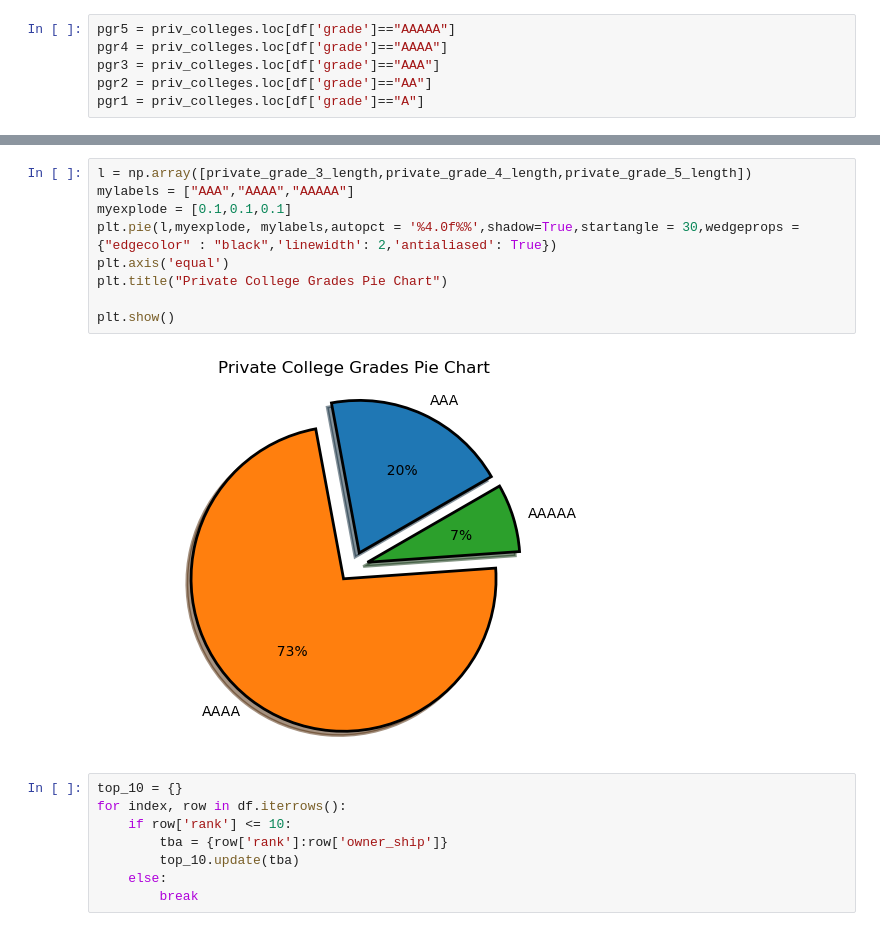
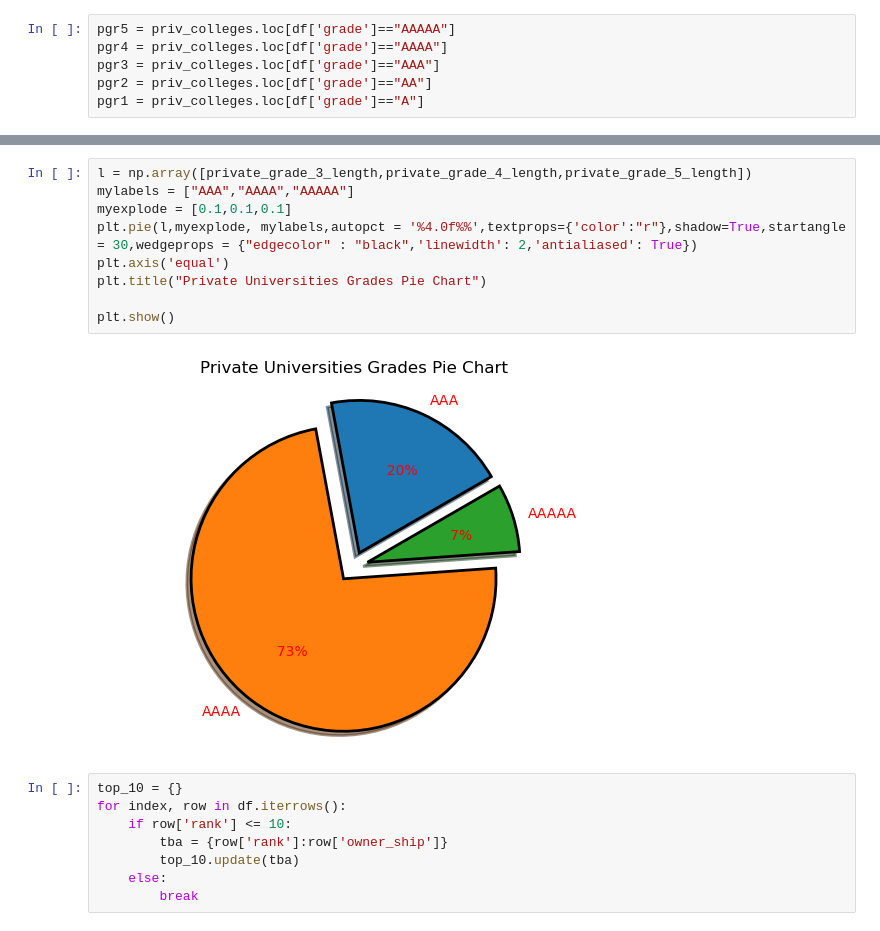
Before and after one commit to xIshanSandhux/Public-vs-Private-Indian-College-Analysis-Top-200, a Jupyter notebook: public-vs-private-indian-college-analysis-top-200.ipynb, the cells around one changed output, grey strips where cells are left out. Cells and saved outputs as stored; diff of their text form.

```diff
--- a/public-vs-private-indian-college-analysis-top-200.ipynb
+++ b/public-vs-private-indian-college-analysis-top-200.ipynb
@@ -136,14 +164,14 @@ plt.show()
 # %%
 l = np.array([private_grade_3_length,private_grade_4_length,private_grade_5_length])
 mylabels = ["AAA","AAAA","AAAAA"]
 myexplode = [0.1,0.1,0.1]
-plt.pie(l,myexplode, mylabels,autopct = '%4.0f%%',shadow=True,startangle = 30,wedgeprops = {"edgecolor" : "black",'linewidth': 2,'antialiased': True})
+plt.pie(l,myexplode, mylabels,autopct = '%4.0f%%',textprops={'color':"r"},shadow=True,startangle = 30,wedgeprops = {"edgecolor" : "black",'linewidth': 2,'antialiased': True})
 plt.axis('equal')
-plt.title("Private College Grades Pie Chart")
+plt.title("Private Universities Grades Pie Chart")
 
 plt.show()
 # %% [output]
-[figure, old version]
+[figure, new version]
 # %%
 top_10 = {}
 for index, row in df.iterrows():
```
Also changed, not shown: parts of 14 cells of this notebook.
